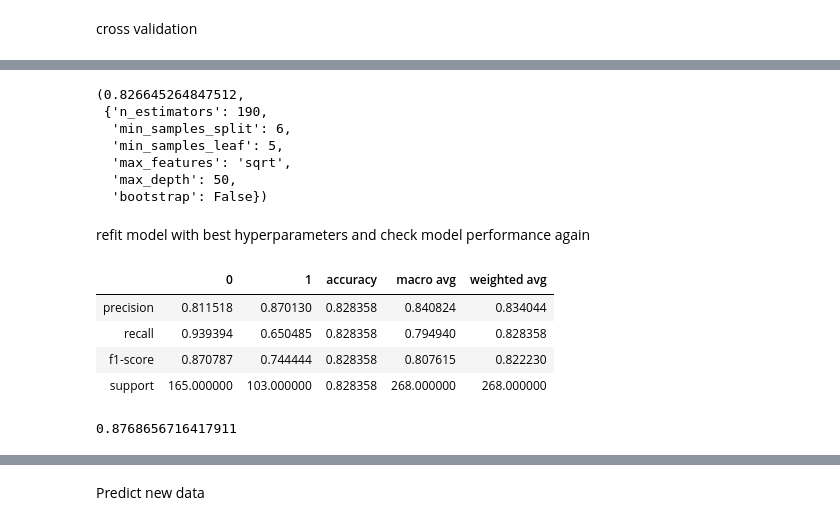
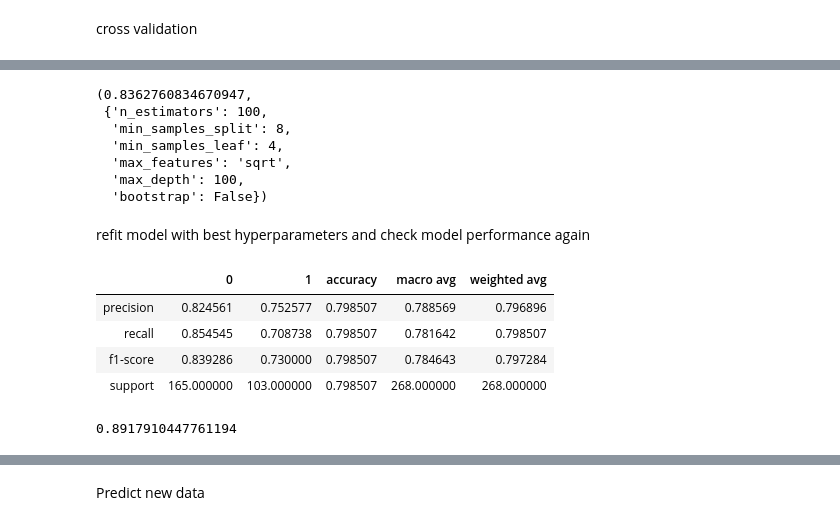
Before and after one commit to loej/ML-Research, a Jupyter notebook: Team Work/Xiaoyan/titanic/Titanic Random Forest.ipynb, the cells around one changed output, grey strips where cells are left out. Saved outputs shown, nothing was run; the diff lists cells and outputs as text; code cells hidden in the pictures.

```diff
--- a/Team Work/Xiaoyan/titanic/Titanic Random Forest.ipynb
+++ b/Team Work/Xiaoyan/titanic/Titanic Random Forest.ipynb
@@ -273,6 +296,6 @@ y = df.Survived
 x = df.drop(['Survived'], axis = 1)
 xtrain, xtest, ytrain,ytest = train_test_split(x,y,test_size = 0.3, stratify = y)
 # normalize age
-scaler = StandardScaler()
-xtrain.iloc[:,[0,3]] = scaler.fit_transform(xtrain.iloc[:,[0,3]])
-xtest.iloc[:,[0,3]] = scaler.transform(xtest.iloc[:,[0,3]])
+#scaler = StandardScaler()
+#xtrain.iloc[:,[0,3]] = scaler.fit_transform(xtrain.iloc[:,[0,3]])
+#xtest.iloc[:,[0,3]] = scaler.transform(xtest.iloc[:,[0,3]])
@@ -312,36 +324,36 @@ Fitting 5 folds for each of 100 candidates, totalling 500 fits
 # bets score and best parameters
 search.best_score_, best
 # %% [output]
-(0.826645264847512,
- {'n_estimators': 190,
-  'min_samples_split': 6,
-  'min_samples_leaf': 5,
+(0.8362760834670947,
+ {'n_estimators': 100,
+  'min_samples_split': 8,
+  'min_samples_leaf': 4,
   'max_features': 'sqrt',
-  'max_depth': 50,
+  'max_depth': 100,
   'bootstrap': False})
 # %% [markdown]
 refit model with best hyperparameters and check model performance again
 # %%
 search.best_score_, best# apply best parameters and get model scores
-best_model = RandomForestClassifier(n_estimators= 190,
-  min_samples_split= 6,
-  min_samples_leaf= 5,
+best_model = RandomForestClassifier(n_estimators= 100,
+  min_samples_split= 8,
+  min_samples_leaf= 4,
   max_features='sqrt',
-  max_depth= 50,
+  max_depth= 100,
   bootstrap=False)
 best_model.fit(xtrain, ytrain)
 ypred = best_model.predict(xtest)
 pd.DataFrame(classification_report(ytest, ypred,output_dict=True))
 # %% [output]
 |  | 0 | 1 | accuracy | macro avg | weighted avg |
-| precision | 0.811518 | 0.870130 | 0.828358 | 0.840824 | 0.834044 |
-| recall | 0.939394 | 0.650485 | 0.828358 | 0.794940 | 0.828358 |
-| f1-score | 0.870787 | 0.744444 | 0.828358 | 0.807615 | 0.822230 |
-| support | 165.000000 | 103.000000 | 0.828358 | 268.000000 | 268.000000 |
+| precision | 0.824561 | 0.752577 | 0.798507 | 0.788569 | 0.796896 |
+| recall | 0.854545 | 0.708738 | 0.798507 | 0.781642 | 0.798507 |
+| f1-score | 0.839286 | 0.730000 | 0.798507 | 0.784643 | 0.797284 |
+| support | 165.000000 | 103.000000 | 0.798507 | 268.000000 | 268.000000 |
 # %%
 classifier.score(xtest,ytest) # accuracy
 # %% [output]
-0.8768656716417911
+0.8917910447761194
 # %%
 #check prediction outcome
 # check predited outcome and probability
```
Also changed, not shown: parts of 14 cells of this notebook.
